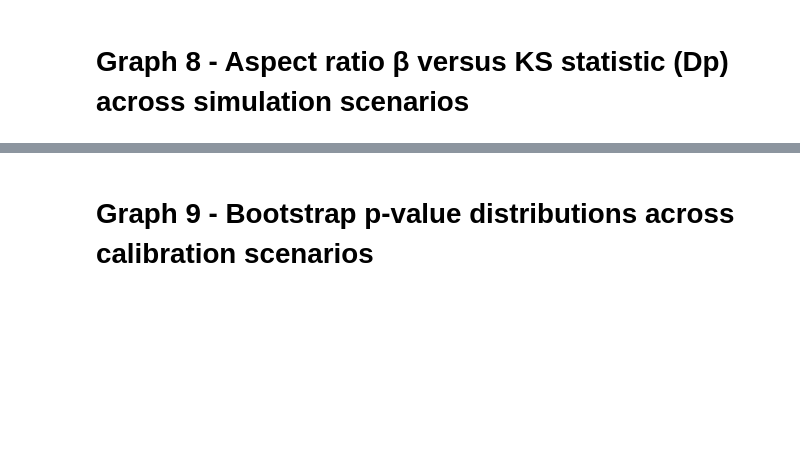
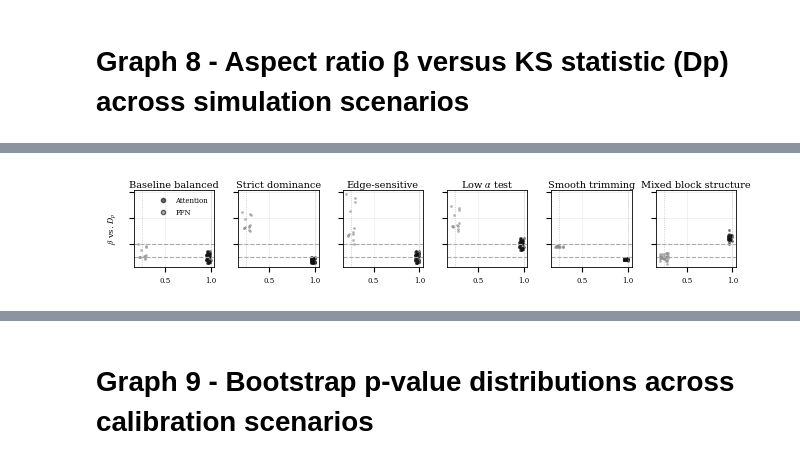
Before and after one commit to pierredantas/Decoding_Transformers_Spectra, a Jupyter notebook: ALBERT/PAPER_ALBERT_Decoding_Transformers_Spectra_full_graphs.ipynb, the cells around one changed output, grey strips where cells are left out. Drawn from its saved outputs; the diff is of its cells as text; code cells hidden in the pictures; blank space fills up the shorter version.

```diff
--- a/ALBERT/PAPER_ALBERT_Decoding_Transformers_Spectra_full_graphs.ipynb
+++ b/ALBERT/PAPER_ALBERT_Decoding_Transformers_Spectra_full_graphs.ipynb
@@ -1443,6 +1793,7 @@ print("✅ Figure saved: graph_level_views_02_albert.pdf")
 
 import numpy as np
 import matplotlib.pyplot as plt
+from matplotlib.lines import Line2D
 
 # =========================
 # GLOBAL STYLE (Paper)
@@ -1451,12 +1802,12 @@ plt.rcParams.update({
     "font.family": "serif",
     "font.serif": ["Times New Roman", "Times", "DejaVu Serif"],
     "mathtext.fontset": "stix",
-    "font.size": 8,
-    "axes.titlesize": 9,
-    "axes.labelsize": 8,
-    "xtick.labelsize": 7,
-    "ytick.labelsize": 7,
-    "legend.fontsize": 7,
+    "font.size": 7,
+    "axes.titlesize": 7,
+    "axes.labelsize": 5,
+    "xtick.labelsize": 5,
+    "ytick.labelsize": 5,
+    "legend.fontsize": 5,
     "axes.linewidth": 0.6,
     "lines.linewidth": 1.2,
     "grid.linewidth": 0.4,
@@ -1465,7 +1816,6 @@ plt.rcParams.update({
     "ps.fonttype": 42,
 })
 
-# Grayscale colors for each family
 FAMILY_COLORS = {"FFN": "#888888", "Attention": "#111111"}
 
 # =========================
@@ -1541,34 +1891,7 @@ def generate_data_scenario(scenario, n_points=50):
     return np.array(betas), np.array(ks_vals), np.array(fams)
 
 # =========================
-# Plotting helper
-# =========================
-def plot_scenario(ax, betas, ks_vals, fams, title, i, is_first):
-    for fam in np.unique(fams):
-        idx = fams == fam
-        ax.scatter(betas[idx], ks_vals[idx],
-                   label=fam if is_first else None,
-                   alpha=0.6, s=8, color=FAMILY_COLORS[fam],
-                   linewidths=0)
-
-    # Reference lines at real ALBERT β values
-    ax.axvline(1.0,  color="#aaaaaa", ls=":", linewidth=0.6, alpha=0.5)
-    ax.axvline(0.25, color="#888888", ls=":", linewidth=0.6, alpha=0.5)
-    ax.axhline(0.1,  color="#aaaaaa", ls="--", linewidth=0.8)
-    ax.axhline(0.2,  color="#aaaaaa", ls="--", linewidth=0.8)
-
-    ax.set_title(title, pad=2)
-    ax.grid(True)
-
-    # Y label only on left column (i % 3 == 0 for 2x3 grid)
-    if i % 3 == 0:
-        ax.set_ylabel(r"$\beta$ vs. $D_{p}$")
-        ax.yaxis.set_label_coords(-0.25, 0.5)
-    else:
-        ax.set_ylabel("")
-
-# =========================
-# Plot grid
+# Scenarios
 # =========================
 scenarios = {
     "baseline": "Baseline balanced",
@@ -1579,19 +1902,57 @@ scenarios = {
     "mixed":    "Mixed block structure",
 }
 
-fig, axs = plt.subplots(2, 3, figsize=(7, 3), sharex=True, sharey=True)
+# =========================
+# MOSAIC: 1x6 grid
+# =========================
+print("Building mosaic figure...")
 
-for i, (ax, (key, title)) in enumerate(zip(axs.ravel(), scenarios.items())):
+fig, axes = plt.subplots(1, 6, figsize=(7, 1), sharex=True, sharey=True)
+axes = axes.flatten()
+
+for i, (ax, (key, title)) in enumerate(zip(axes, scenarios.items())):
+    print(f"  [{i+1}/6] {title}")
+
     betas, ks_vals, fams = generate_data_scenario(key, n_points=60)
-    plot_scenario(ax, betas, ks_vals, fams, title, i, is_first=(i == 0))
+
+    for fam in np.unique(fams):
+        idx = fams == fam
+        ax.scatter(betas[idx], ks_vals[idx],
+                   alpha=0.6, s=4, color=FAMILY_COLORS[fam],
+                   linewidths=0)
+
+    ax.axvline(1.0,  color="#aaaaaa", ls=":", linewidth=0.6, alpha=0.5)
+    ax.axvline(0.25, color="#888888", ls=":", linewidth=0.6, alpha=0.5)
+    ax.axhline(0.1,  color="#aaaaaa", ls="--", linewidth=0.8)
+    ax.axhline(0.2,  color="#aaaaaa", ls="--", linewidth=0.8)
+
+    ax.set_title(f"{title}", pad=2)
+    ax.grid(True)
+
+    if i != 0:
+        ax.yaxis.set_ticklabels([])
 
 # Single legend on first axes only
-axs.ravel()[0].legend(frameon=False)
+handles = [
+    Line2D([0], [0], marker="o", color="none", markerfacecolor="#111111",
+           markersize=3, alpha=0.6, label="Attention"),
+    Line2D([0], [0], marker="o", color="none", markerfacecolor="#888888",
+           markersize=3, alpha=0.6, label="FFN"),
+]
+axes[0].legend(handles=handles, loc="upper right", frameon=False)
 
-plt.subplots_adjust(hspace=0.5, wspace=0.2)
+fig.text(0.0, 0.5, r"$\beta$ vs. $D_{p}$", va="center",
+         rotation="vertical", fontsize=6)
 
-plt.savefig("graph_level_views_03_albert.pdf", format="pdf", bbox_inches="tight")
+plt.subplots_adjust(left=0.04, hspace=0.0, wspace=0.3)
+
+# --- Save PDF (paper) ---
+pdf_path = "graph_level_views_03_albert.pdf"
+plt.savefig(pdf_path, format="pdf", bbox_inches="tight")
+print(f"PDF saved: {pdf_path}")
+
+# --- Display figure ---
+plt.show()
 plt.close()
-
-print("✅ Figure saved: graph_level_views_03_albert.pdf")
+print("Done.")
 # %% [output]
@@ -1598,0 +1967 @@ print("✅ Figure saved: graph_level_views_03_albert.pdf")
+[figure, added]
```
Also changed, not shown: parts of 14 cells of this notebook.
